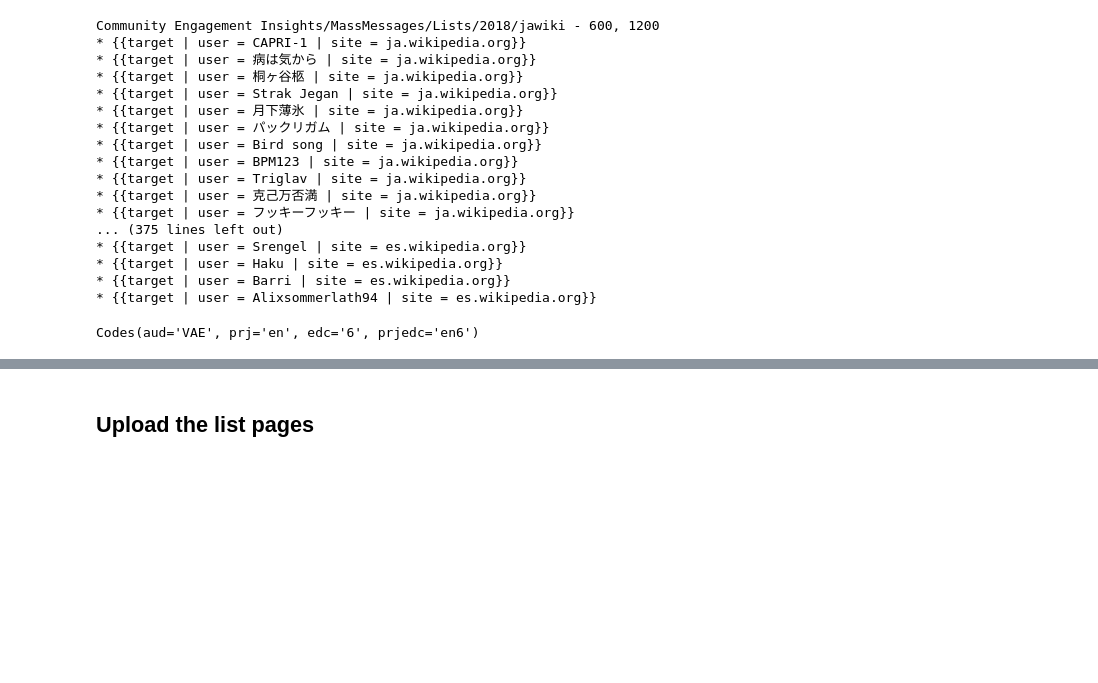
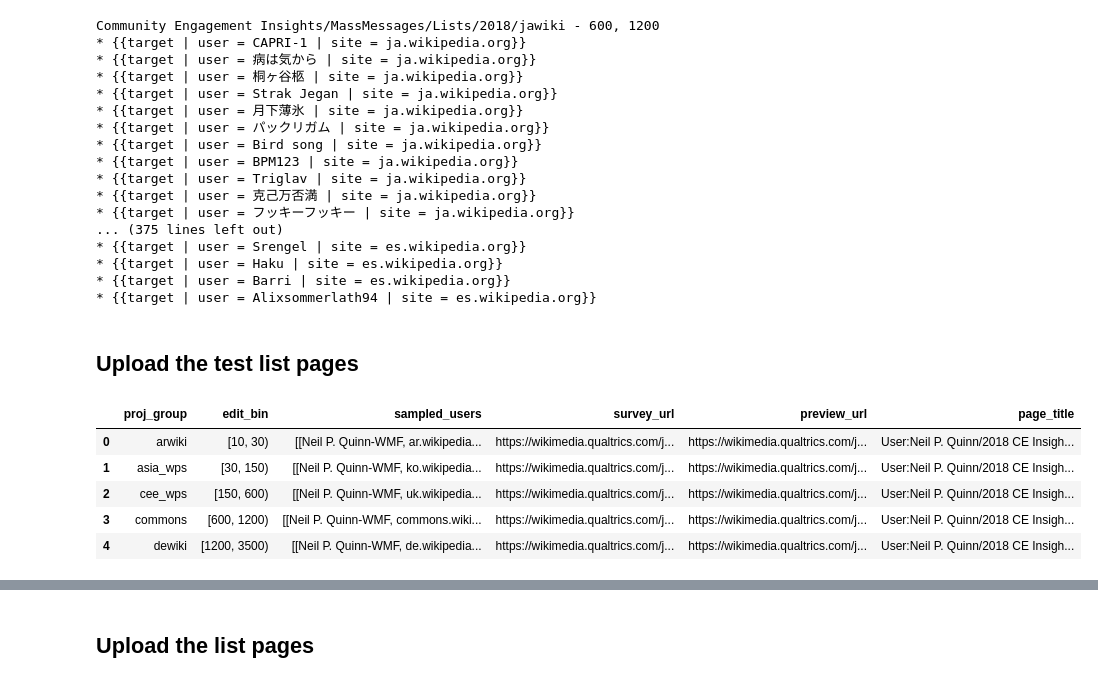
Before and after one commit to wikimedia-research/Community-Insights-sampling, a Jupyter notebook: sampling.ipynb, the cells around one changed output, grey strips where cells are left out. Saved outputs shown, nothing was run; the diff lists cells and outputs as text; code cells hidden in the pictures; blank space fills up the shorter version.

```diff
--- a/sampling.ipynb
+++ b/sampling.ipynb
@@ -8,6 +8,9 @@ from collections import namedtuple
 # %%
 SURVEY_BASE_URL = "https://wikimedia.qualtrics.com/jfe/form/SV_5ABs6WwrDHzAeLr?"
 PREVIEW_BASE_URL = "https://wikimedia.qualtrics.com/jfe/preview/SV_5ABs6WwrDHzAeLr?Q_CHL=preview&"
+
+LIST_BASE = "Community Engagement Insights/MassMessages/Lists/2018/"
+TEST_LIST_BASE = "User:Neil P. Quinn/2018 CE Insights/"
 # %%
 frame = pd.read_csv("sampling-frame.tsv", sep = "\t")
 frame.head()
@@ -135,0 +141,4 @@ dtype: int64
+# %%
+test_strata = pd.read_csv("test-strata-base.tsv", sep = "\t")
+test_strata["sampled_users"] = test_strata["sampled_users"].map(json.loads)
+test_strata.head()
@@ -212,3 +230,6 @@ https://wikimedia.qualtrics.com/jfe/preview/SV_5ABs6WwrDHzAeLr?Q_CHL=preview&aud
+# %%
+test_strata["survey_url"] = test_strata.apply(survey_url, axis = 1)
+test_strata["preview_url"] = test_strata.apply(preview_url, axis = 1)
 # %% [markdown]
 # Upload MassMessage lists
 # %% [markdown]
@@ -243,11 +264,18 @@ def list_text(users):
 
     return text
 # %%
-def page_title(row):
-    title = "Community Engagement Insights/MassMessages/Lists/2018/{pg}{eb}"
+def page_title(row, title_base):
+
+    title = title_base + "{pg}{eb}"
 
     return title.format(
         pg = proj_codes[row.proj_group],
         eb = edit_codes[row.edit_bin]
     )
+
+def real_page_title(row):
+    return page_title(row, LIST_BASE)
+
+def test_page_title(row):
+    return page_title(row, TEST_LIST_BASE)
 # %%
@@ -287,4 +313,12 @@ Codes = namedtuple("Codes", ["aud", "prj", "edc", "prjedc"])
-# %%
-Codes("VAE", "en", "6", "en6")
-# %% [output]
-Codes(aud='VAE', prj='en', edc='6', prjedc='en6')
+# %% [markdown]
+## Upload the test list pages
+# %%
+test_strata["page_title"] = test_strata.apply(test_page_title, axis = 1)
+test_strata.head()
+# %% [output]
+|  | proj_group | edit_bin | sampled_users | survey_url | preview_url | page_title |
+| 0 | arwiki | [10, 30) | [[Neil P. Quinn-WMF, ar.wikipedia... | https://wikimedia.qualtrics.com/j... | https://wikimedia.qualtrics.com/j... | User:Neil P. Quinn/2018 CE Insigh... |
+| 1 | asia_wps | [30, 150) | [[Neil P. Quinn-WMF, ko.wikipedia... | https://wikimedia.qualtrics.com/j... | https://wikimedia.qualtrics.com/j... | User:Neil P. Quinn/2018 CE Insigh... |
+| 2 | cee_wps | [150, 600) | [[Neil P. Quinn-WMF, uk.wikipedia... | https://wikimedia.qualtrics.com/j... | https://wikimedia.qualtrics.com/j... | User:Neil P. Quinn/2018 CE Insigh... |
+| 3 | commons | [600, 1200) | [[Neil P. Quinn-WMF, commons.wiki... | https://wikimedia.qualtrics.com/j... | https://wikimedia.qualtrics.com/j... | User:Neil P. Quinn/2018 CE Insigh... |
+| 4 | dewiki | [1200, 3500) | [[Neil P. Quinn-WMF, de.wikipedia... | https://wikimedia.qualtrics.com/j... | https://wikimedia.qualtrics.com/j... | User:Neil P. Quinn/2018 CE Insigh... |
```
Also changed, not shown: parts of 9 cells of this notebook, 1 other file.
